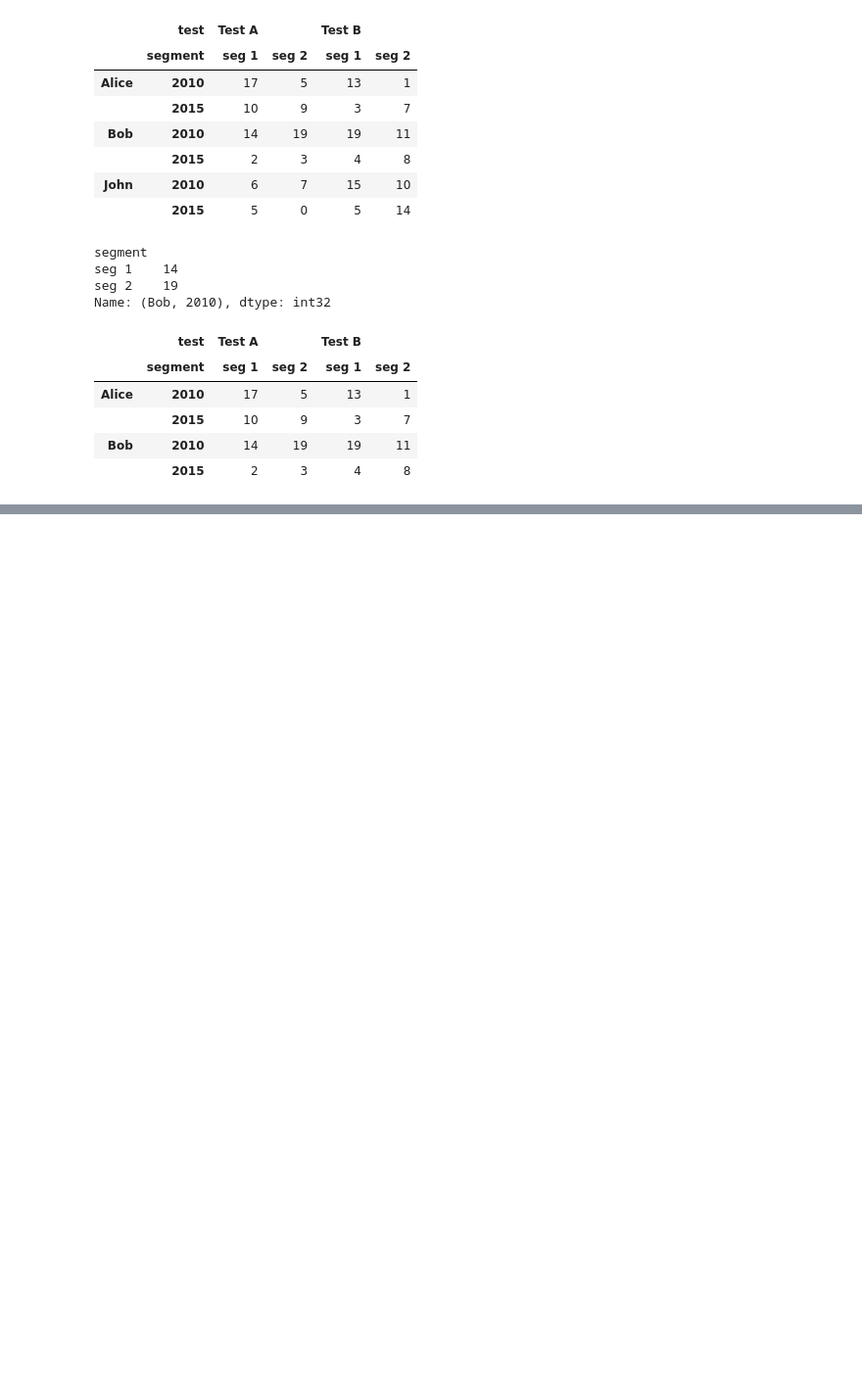
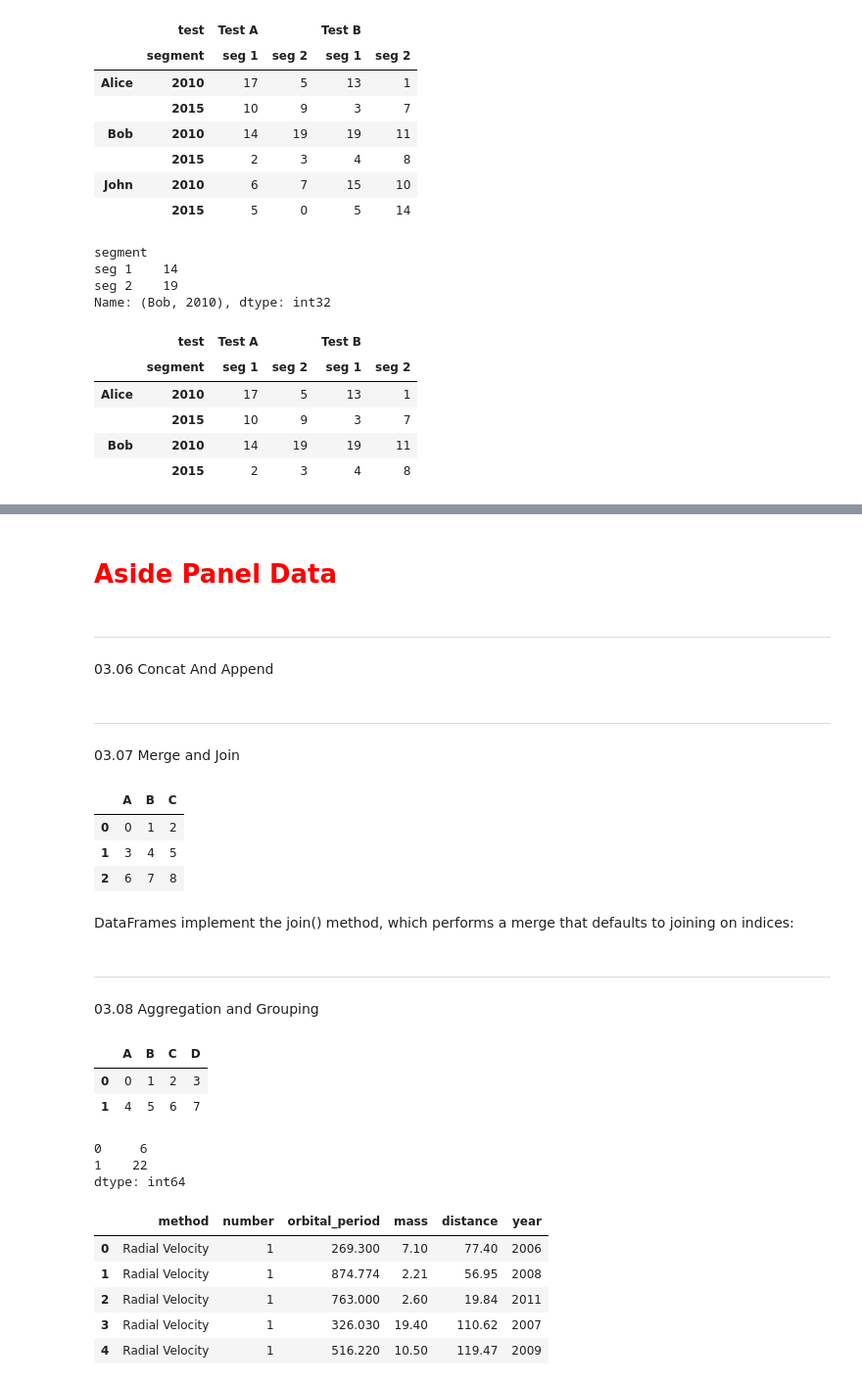
Before and after one commit to Asav7/DS_Sandbox, a Jupyter notebook: Python Data Science Handbook Notes.ipynb, the cells around one changed output, grey strips where cells are left out. Shown: that part at 98% size. Cells and saved outputs as stored; diff of their text form; code cells hidden in the pictures; blank space fills up the shorter version.

```diff
--- a/Python Data Science Handbook Notes.ipynb
+++ b/Python Data Science Handbook Notes.ipynb
@@ -593,0 +623,56 @@ h_df.loc["Alice":"Bob"]
+# %% [markdown]
+# <font color="red">**Aside Panel Data**</font>
+# %% [markdown]
+---
+03.06 Concat And Append
+# %% [markdown]
+---
+03.07 Merge and Join
+# %%
+def make_df(cols, ind, cnt=False):
+    """Quickly make a DataFrame"""
+    if not cnt:
+        data = {c: [str(c) + str(i) for i in ind]
+            for c in cols}
+        return pd.DataFrame(data, ind)
+    else:
+        data = np.arange(0, len(cols) * len(ind)).reshape(len(ind), len(cols))
+        return pd.DataFrame(data, ind, columns=list(cols))
+
+
+# example DataFrame
+make_df('ABC', range(3), cnt=True)
+# %% [output]
+|  | A | B | C |
+| 0 | 0 | 1 | 2 |
+| 1 | 3 | 4 | 5 |
+| 2 | 6 | 7 | 8 |
+# %% [markdown]
+ DataFrames implement the join() method, which performs a merge that defaults to joining on indices:
+# %% [markdown]
+---
+03.08 Aggregation and Grouping
+# %%
+df = make_df('ABCD', range(2), cnt=True)
+df
+# %% [output]
+|  | A | B | C | D |
+| 0 | 0 | 1 | 2 | 3 |
+| 1 | 4 | 5 | 6 | 7 |
+# %%
+df.sum(axis='columns')
+# %% [output]
+0     6
+1    22
+dtype: int64
+# %%
+import seaborn as sns
+planets = sns.load_dataset("planets")
+planets.head()
+# %% [output]
+|  | method | number | orbital_period | mass | distance | year |
+| 0 | Radial Velocity | 1 | 269.300 | 7.10 | 77.40 | 2006 |
+| 1 | Radial Velocity | 1 | 874.774 | 2.21 | 56.95 | 2008 |
+| 2 | Radial Velocity | 1 | 763.000 | 2.60 | 19.84 | 2011 |
+| 3 | Radial Velocity | 1 | 326.030 | 19.40 | 110.62 | 2007 |
+| 4 | Radial Velocity | 1 | 516.220 | 10.50 | 119.47 | 2009 |
```
Also changed, not shown: parts of 7 cells of this notebook.
